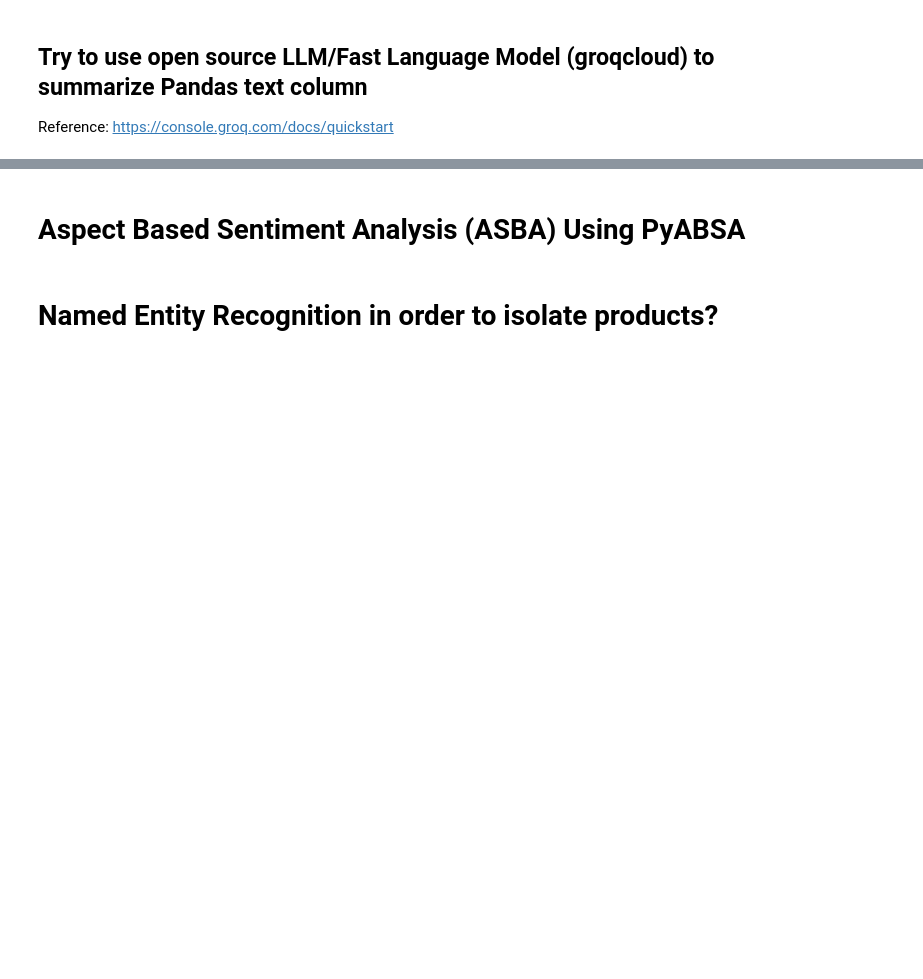
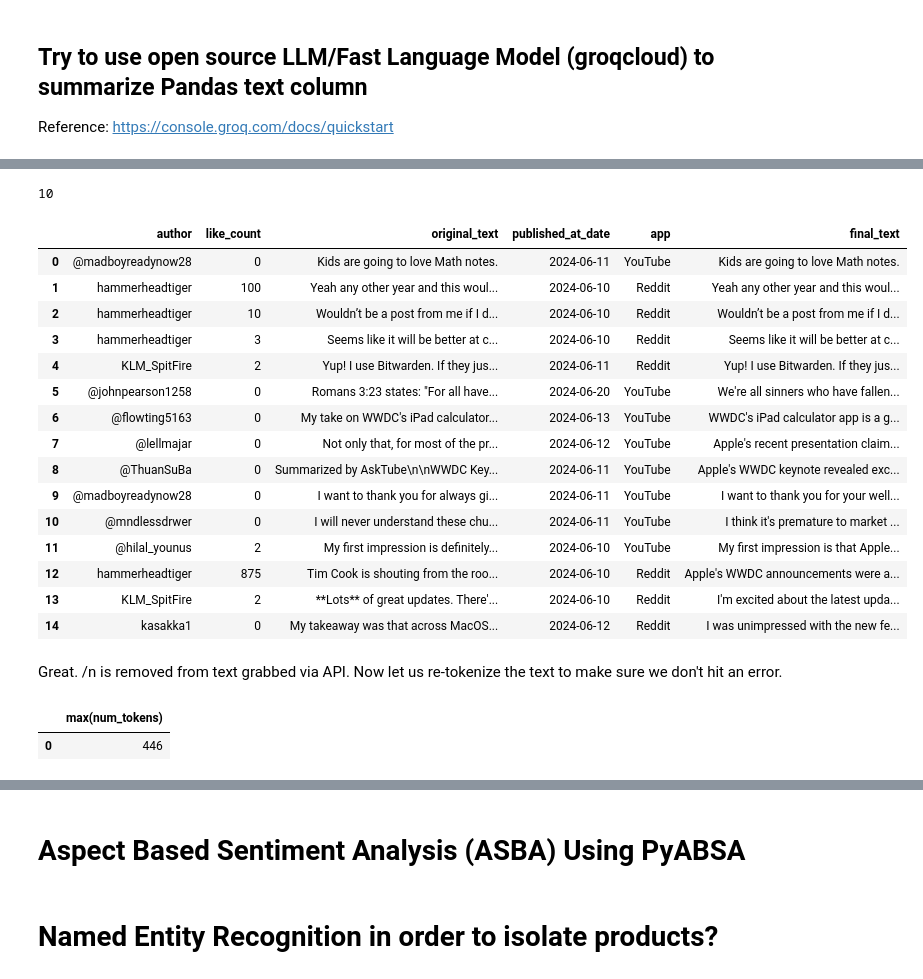
Before and after one commit to mindyng/2024-Business-Projects, a Jupyter notebook: wwdc-2024-sentiment-analysis.ipynb, the cells around one changed output, grey strips where cells are left out. Cells and saved outputs as stored; diff of their text form; code cells hidden in the pictures; blank space fills up the shorter version.

```diff
--- a/wwdc-2024-sentiment-analysis.ipynb
+++ b/wwdc-2024-sentiment-analysis.ipynb
@@ -607,0 +595,20 @@ len(tokenizer.tokenize(res[1]))
+# %%
+condensed = []
+for text in summarize_df['processed_text']:
+    chat_completion = client.chat.completions.create(
+        messages=[
+            {
+                "role": "user",
+                "content": '''
+
+                Please summarize the following comment in 15 sentences or less as if you are the author trying to write a condensed version of your original comment.
+                Here is the original comment:
+                '''
+                + text,
+            }
+        ],
+        model="llama3-8b-8192",
+    )
+    spl_word = '\n\n'
+    res = chat_completion.choices[0].message.content.split(spl_word, 1)
+    condensed.append(res[1])
@@ -607,0 +625,2 @@ len(tokenizer.tokenize(res[1]))
+# %%
+summarize_df['condensed_text'] = condensed
@@ -607,0 +684,16 @@ len(tokenizer.tokenize(res[1]))
+# %%
+# Create one column without NaN (coalesce) and eliminate extraneous columns before sentiment/emotion classification
+# Compare/Check original comment to condensed versions
+
+query = """
+select author
+, like_count
+, original_text
+, published_at_date
+, app
+, case when condensed_text IS NULL then processed_text else condensed_text end as final_text
+from summarized_df
+"""
+inf_df = duckdb.query(query).df()
+inf_df['final_text'] = inf_df.apply(lambda row: cleanhtml(row['final_text']), axis=1)
+inf_df.head(5)
@@ -607,0 +717,30 @@ len(tokenizer.tokenize(res[1]))
+# %%
+len(summarize_df)
+# %% [output]
+10
+# %%
+query = """
+select *
+from inf_df
+where author in (select author from summarize_df)
+"""
+duckdb.query(query).df()
+# %% [output]
+|  | author | like_count | original_text | published_at_date | app | final_text |
+| 0 | @madboyreadynow28 | 0 | Kids are going to love Math notes. | 2024-06-11 | YouTube | Kids are going to love Math notes. |
+| 1 | hammerheadtiger | 100 | Yeah any other year and this woul... | 2024-06-10 | Reddit | Yeah any other year and this woul... |
+| 2 | hammerheadtiger | 10 | Wouldn’t be a post from me if I d... | 2024-06-10 | Reddit | Wouldn’t be a post from me if I d... |
+| 3 | hammerheadtiger | 3 | Seems like it will be better at c... | 2024-06-10 | Reddit | Seems like it will be better at c... |
+| 4 | KLM_SpitFire | 2 | Yup! I use Bitwarden. If they jus... | 2024-06-11 | Reddit | Yup! I use Bitwarden. If they jus... |
+| 5 | @johnpearson1258 | 0 | Romans 3:23 states: "For all have... | 2024-06-20 | YouTube | We're all sinners who have fallen... |
+| 6 | @flowting5163 | 0 | My take on WWDC's iPad calculator... | 2024-06-13 | YouTube | WWDC's iPad calculator app is a g... |
+| 7 | @lellmajar | 0 | Not only that, for most of the pr... | 2024-06-12 | YouTube | Apple's recent presentation claim... |
+| 8 | @ThuanSuBa | 0 | Summarized by AskTube\n\nWWDC Key... | 2024-06-11 | YouTube | Apple's WWDC keynote revealed exc... |
+| 9 | @madboyreadynow28 | 0 | I want to thank you for always gi... | 2024-06-11 | YouTube | I want to thank you for your well... |
+| 10 | @mndlessdrwer | 0 | I will never understand these chu... | 2024-06-11 | YouTube | I think it's premature to market ... |
+| 11 | @hilal_younus | 2 | My first impression is definitely... | 2024-06-10 | YouTube | My first impression is that Apple... |
+| 12 | hammerheadtiger | 875 | Tim Cook is shouting from the roo... | 2024-06-10 | Reddit | Apple's WWDC announcements were a... |
+| 13 | KLM_SpitFire | 2 | **Lots** of great updates. There'... | 2024-06-10 | Reddit | I'm excited about the latest upda... |
+| 14 | kasakka1 | 0 | My takeaway was that across MacOS... | 2024-06-12 | Reddit | I was unimpressed with the new fe... |
+# %% [markdown]
+Great. /n is removed from text grabbed via API. Now let us re-tokenize the text to make sure we don't hit an error.
@@ -607,0 +749,9 @@ len(tokenizer.tokenize(res[1]))
+# %%
+query = """
+select max(num_tokens)
+from inf_df
+"""
+duckdb.query(query).df()
+# %% [output]
+|  | max(num_tokens) |
+| 0 | 446 |
```
Also changed, not shown: parts of 62 cells of this notebook.
